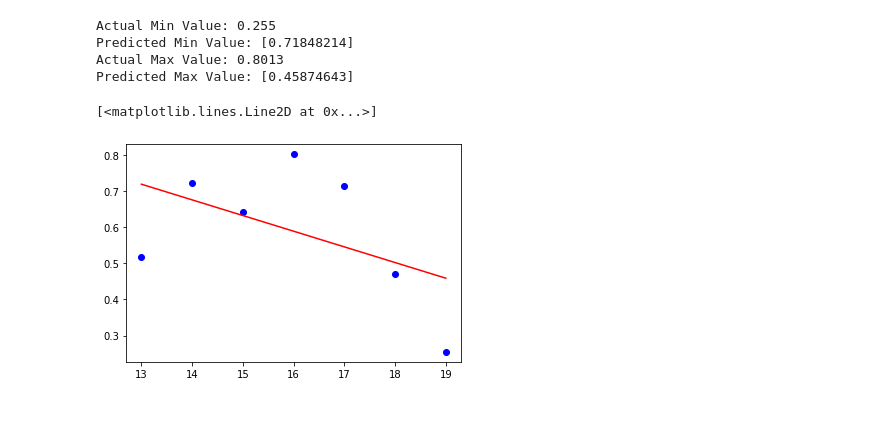
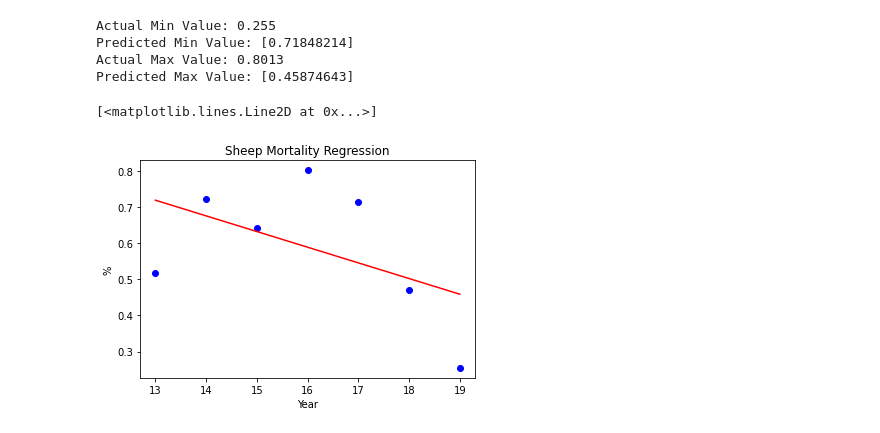
Before and after one commit to emilyshute/Project3, a Jupyter notebook: sheep_skl.ipynb, the cells around one changed output. Cells and saved outputs as stored; diff of their text form; code cells hidden in the pictures.

```diff
--- a/sheep_skl.ipynb
+++ b/sheep_skl.ipynb
@@ -118,7 +118,10 @@ Actual Max Value: 0.8013
 Predicted Max Value: [0.45874643]
 # %%
 plt.scatter(X, y, c='blue')
+plt.title("Sheep Mortality Regression")
+plt.xlabel("Year")
+plt.ylabel("%")
 plt.plot([x_min, x_max], [y_min, y_max], c='red')
 # %% [output]
 [<matplotlib.lines.Line2D at 0x...>]
-[figure, old version]
+[figure, new version]
```
Also changed, not shown: 2 other files.
